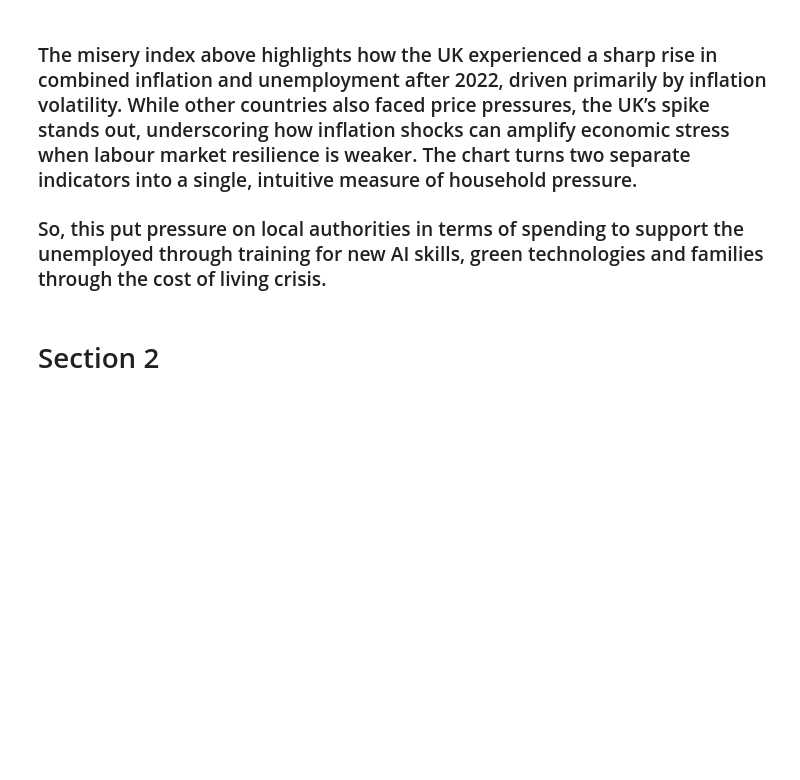
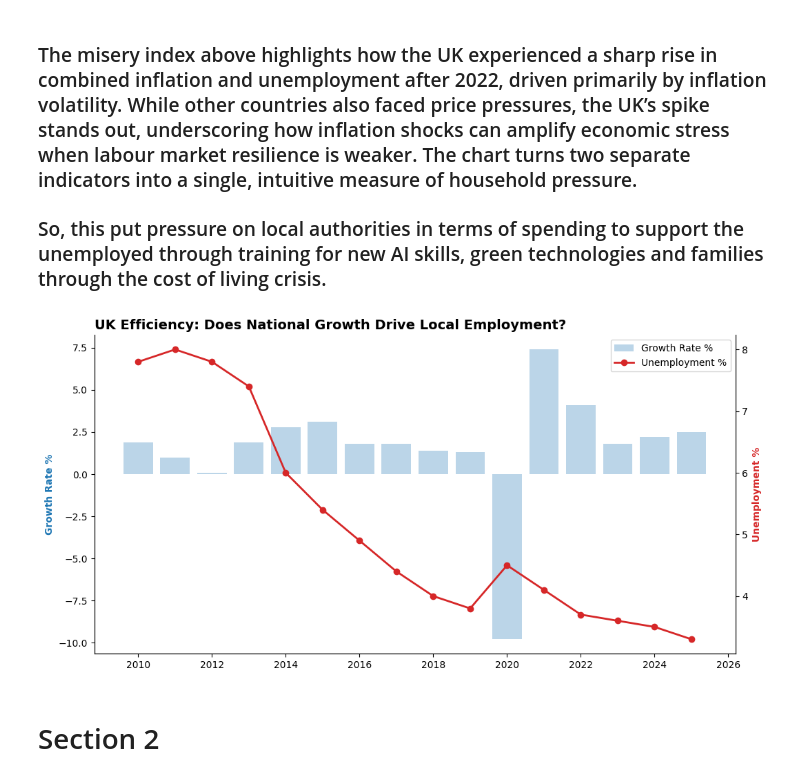
Before and after one commit to Ray99-cpu/Macro_Analysis, a Jupyter notebook: jupyter_notebooks/macro_econ_analysis.ipynb, the cells around one changed output. Cells and saved outputs as stored; diff of their text form; code cells hidden in the pictures; blank space fills up the shorter version.

Commit message:
Add UK efficiency barchart.

```diff
--- a/jupyter_notebooks/macro_econ_analysis.ipynb
+++ b/jupyter_notebooks/macro_econ_analysis.ipynb
@@ -402,6 +402,46 @@ plt.show()
 ### The misery index above highlights how the UK experienced a sharp rise in combined inflation and unemployment after 2022, driven primarily by inflation volatility. While other countries also faced price pressures, the UK’s spike stands out, underscoring how inflation shocks can amplify economic stress when labour market resilience is weaker. The chart turns two separate indicators into a single, intuitive measure of household pressure.
 
 ### So, this  put pressure on local authorities in terms of spending to support the unemployed through training for new AI skills, green technologies and families through the cost of living crisis.
+# %%
+# Filter UK data
+uk_data = macro_data[macro_data['Country'] == 'UK'].sort_values('Year')
+
+fig, ax1 = plt.subplots(figsize=(12, 6))
+
+# Growth Rate as Bars
+ax1.bar(
+    uk_data['Year'],
+    uk_data['Economic Growth (%)'],
+    color='#1f77b4',
+    alpha=0.3,
+    label='Growth Rate %'
+)
+ax1.set_ylabel('Growth Rate %', color='#1f77b4', fontweight='bold')
+
+# Unemployment as a Line
+ax2 = ax1.twinx()
+ax2.plot(
+    uk_data['Year'],
+    uk_data['Unemployment Rate (%)'],
+    color='#d62728',
+    marker='o',
+    linewidth=2,
+    label='Unemployment %'
+)
+ax2.set_ylabel('Unemployment %', color='#d62728', fontweight='bold')
+
+plt.title(
+    'UK Efficiency: Does National Growth Drive Local Employment?',
+    loc='left',
+    fontsize=14,
+    fontweight='bold'
+)
+
+fig.legend(loc="upper right", bbox_to_anchor=(1,1), bbox_transform=ax1.transAxes)
+sns.despine(right=False)
+plt.show()
+# %% [output]
+[figure, added]
 # %% [markdown]
 # Section 2
 # %% [markdown]
```
